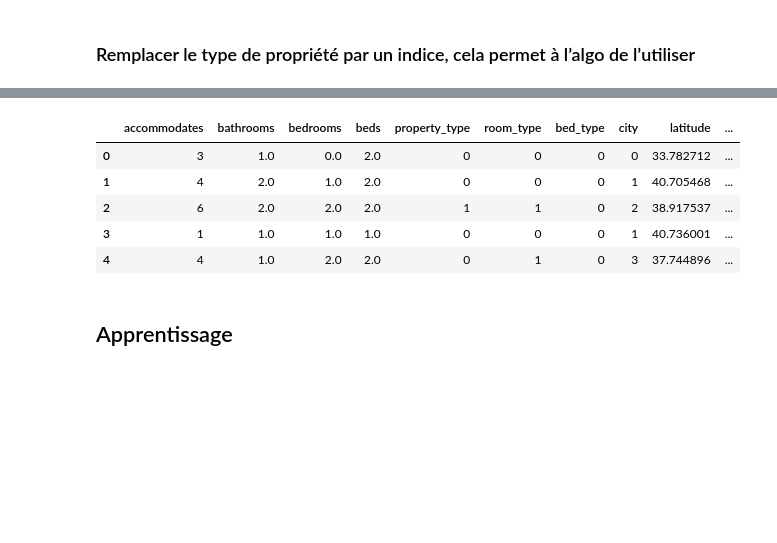
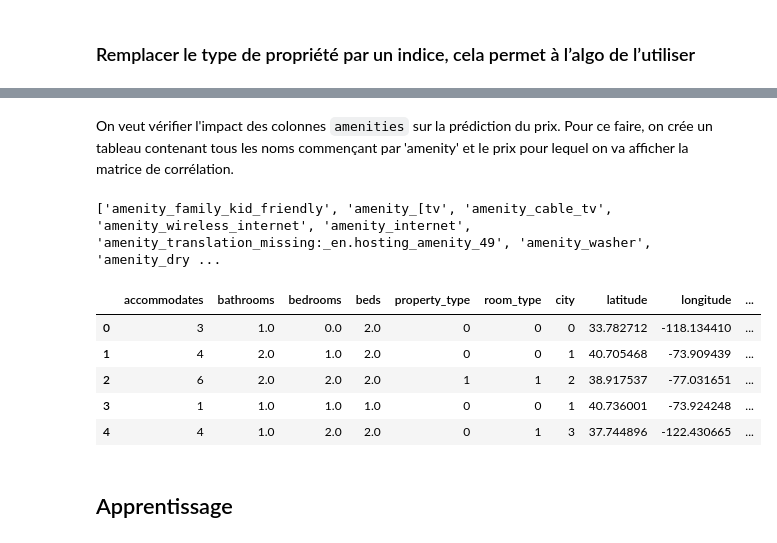
Before and after one commit to Amy-RZ5/Airbnb, a Jupyter notebook: example.ipynb, the cells around one changed output, grey strips where cells are left out. Saved outputs shown, nothing was run; the diff lists cells and outputs as text; code cells hidden in the pictures; blank space fills up the shorter version.

```diff
--- a/example.ipynb
+++ b/example.ipynb
@@ -243,6 +243,8 @@ Pourcentage d'apparition de 'f' dans instant_bookable : 19.129036610596383
 Pourcentage d'apparition de 'Williamsburg' dans neighbourhood : 1.1350009926543578
 # %% [markdown]
 On remarque que certains pourcentages sont très importants : on peut supposer qu'elles n'ont pas d'influence notable sur le prix. On décide de vérifier cette hypothèse en calculant la corrélation entre le prix et chacune de ces variables.
+# %%
+airbnb.drop(["bed_type", "host_has_profile_pic", "instant_bookable"], axis=1, inplace=True)
 # %% [markdown]
 Vérification des colonnes dont le contenu ne peut pas être traité par un algorithme
 # %%
@@ -415,0 +420,4 @@ airbnb_train.head()
+# %%
+airbnb.drop(["host_response_rate"], axis=1, inplace=True)
+airbnb.drop(["review_scores_rating"], axis=1, inplace=True)
+airbnb.columns
@@ -416,3 +442,16 @@ airbnb_train.head()
+# %% [markdown]
+On veut vérifier l'impact des colonnes `amenities` sur la prédiction du prix. Pour ce faire, on crée un tableau contenant tous les noms commençant par 'amenity' et le prix pour lequel on va afficher la matrice de corrélation.
+# %%
+amenities = airbnb.filter(regex='^amenity') #prend toutes les colonnes qui commencent par 'amenity'
+amenities = amenities.assign(price=airbnb['log_price'])
+
+correlations = amenities.corr()['price'].drop('price')
+correlations_triees = correlations.abs().sort_values(ascending=False)
+to_keep = correlations_triees[correlations_triees > 0.15]
+names_to_keep = to_keep.index.to_list()
+print(names_to_keep)
+# %% [output]
+['amenity_family_kid_friendly', 'amenity_[tv', 'amenity_cable_tv', 'amenity_wireless_internet', 'amenity_internet', 'amenity_translation_missing:_en.hosting_amenity_49', 'amenity_washer', 'amenity_dry ...
 # %%
 class FeatureSelection():
 
@@ -435,43 +474,44 @@ class FeatureSelection():
 
             # Localisation
             "city", "latitude", "longitude",
 
             # Conditions
             "cancellation_policy", "cleaning_fee", "instant_bookable",
 
             # Hôte
             "host_has_profile_pic", "host_identity_verified",
 
             # Avis
-            "number_of_reviews", "review_scores_rating"
+            "number_of_reviews"
 
-            "host_since_days", "first_review_days", "last_review_days", "host_response_rate"
+            "host_since_days", "first_review_days", "last_review_days"
         ]
 
         # on garde que les colonnes qui existent réellement
         cols = [c for c in cols if c in dataset.columns]
         new_dataset = dataset[cols].copy()
         # Récupère automatiquement toutes les colonnes amenity_* créées
-        amenity_cols = [c for c in dataset.columns if c.startswith("amenity_")]
+        amenity_cols = [c for c in dataset.columns if c in names_to_keep]
         cols += amenity_cols
-        cols += ["amenities_count"]
+        for a in amenity_cols:
+            new_dataset[a] = dataset[a]
 
         for col in new_dataset.columns:
             new_dataset[col] = pd.to_numeric(new_dataset[col], errors='coerce').fillna(0)
         return new_dataset
 
 
 feature_selector = FeatureSelection()
 
 airbnb_train = feature_selector.transform(airbnb)
 airbnb_train.head()
 # %% [output]
-|  | accommodates | bathrooms | bedrooms | beds | property_type | room_type | bed_type | city | latitude | ... |
-| 0 | 3 | 1.0 | 0.0 | 2.0 | 0 | 0 | 0 | 0 | 33.782712 | ... |
-| 1 | 4 | 2.0 | 1.0 | 2.0 | 0 | 0 | 0 | 1 | 40.705468 | ... |
-| 2 | 6 | 2.0 | 2.0 | 2.0 | 1 | 1 | 0 | 2 | 38.917537 | ... |
-| 3 | 1 | 1.0 | 1.0 | 1.0 | 0 | 0 | 0 | 1 | 40.736001 | ... |
-| 4 | 4 | 1.0 | 2.0 | 2.0 | 0 | 1 | 0 | 3 | 37.744896 | ... |
+|  | accommodates | bathrooms | bedrooms | beds | property_type | room_type | city | latitude | longitude | ... |
+| 0 | 3 | 1.0 | 0.0 | 2.0 | 0 | 0 | 0 | 33.782712 | -118.134410 | ... |
+| 1 | 4 | 2.0 | 1.0 | 2.0 | 0 | 0 | 1 | 40.705468 | -73.909439 | ... |
+| 2 | 6 | 2.0 | 2.0 | 2.0 | 1 | 1 | 2 | 38.917537 | -77.031651 | ... |
+| 3 | 1 | 1.0 | 1.0 | 1.0 | 0 | 0 | 1 | 40.736001 | -73.924248 | ... |
+| 4 | 4 | 1.0 | 2.0 | 2.0 | 0 | 1 | 3 | 37.744896 | -122.430665 | ... |
 # %% [markdown]
 ## Apprentissage
 # %%
```
Also changed, not shown: parts of 13 cells of this notebook.
